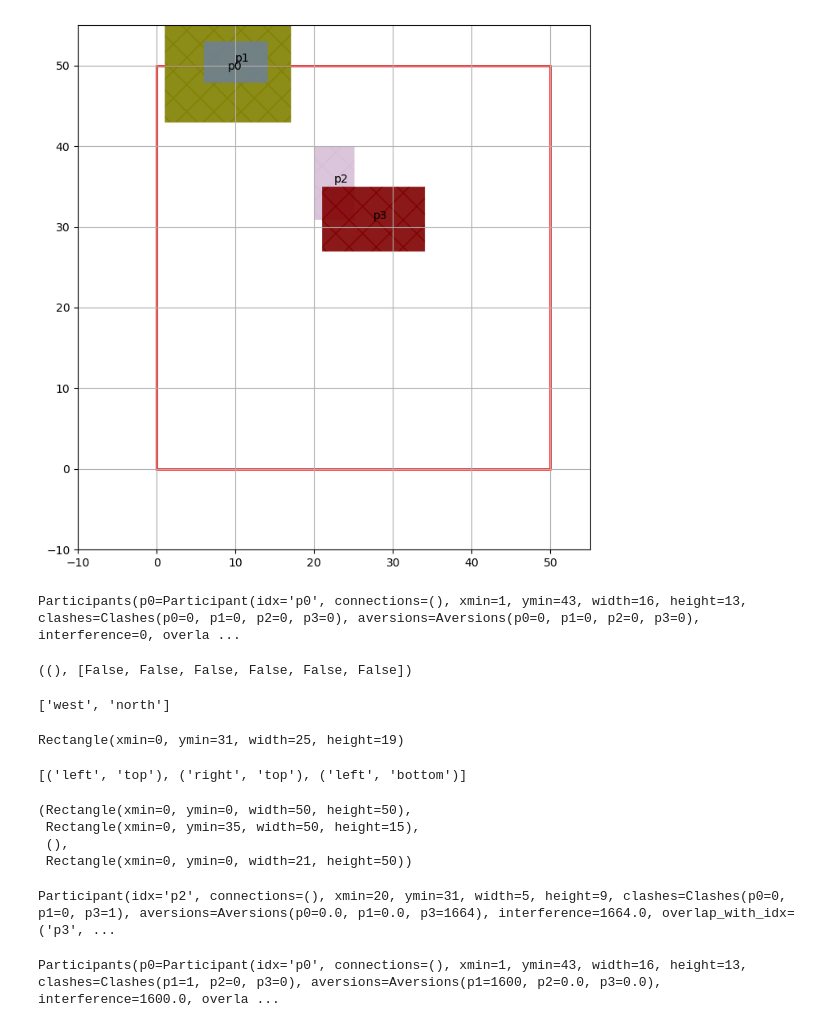
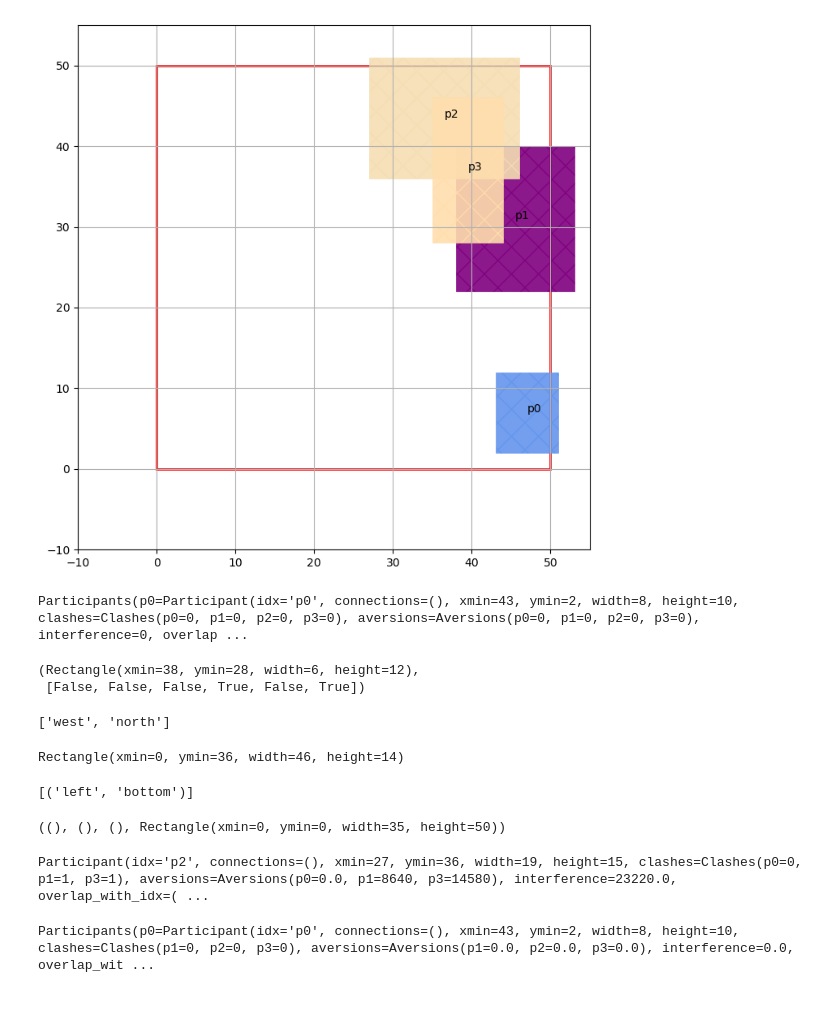
Before and after one commit to TiMo3654/abf, a Jupyter notebook: function_test.ipynb, the cells around one changed output. Saved outputs shown, nothing was run; the diff lists cells and outputs as text; code cells hidden in the pictures.

```diff
--- a/function_test.ipynb
+++ b/function_test.ipynb
@@ -1,26 +1,27 @@
 # %%
 from util import *
 from generation import *
 from conditions import *
 
 layout_zone         = Rectangle(0,0,50,50)    #{"xmin"   : 0, "ymin"   : 0, "width"  : 100, "height" : 100}
-participants        = generate_unconnected_participants(4, layout_zone, 20, 20, 420)
+participants        = generate_unconnected_participants(4, layout_zone, 20, 20, 69)
 ds_goal             = 15.0
 
 plot_size           = 1.1 * layout_zone.width
 
 
 a = plot_participants(layout_zone, participants, plot_size, plot_size, plot_connections= True)
 # %% [output]
-[figure, old version]
+[figure, new version]
 # %%
 participants
 # %% [output]
-Participants(p0=Participant(idx='p0', connections=(), xmin=1, ymin=43, width=16, height=13, clashes=Clashes(p0=0, p1=0, p2=0, p3=0), aversions=Aversions(p0=0, p1=0, p2=0, p3=0), interference=0, overla ...
+Participants(p0=Participant(idx='p0', connections=(), xmin=43, ymin=2, width=8, height=10, clashes=Clashes(p0=0, p1=0, p2=0, p3=0), aversions=Aversions(p0=0, p1=0, p2=0, p3=0), interference=0, overlap ...
 # %%
 calculate_overlap(participants.p3, participants.p1)
 # %% [output]
-((), [False, False, False, False, False, False])
+(Rectangle(xmin=38, ymin=28, width=6, height=12),
+ [False, False, False, True, False, True])
 # %%
 pstar               = participants.p2
 # %%
@@ -41,7 +42,7 @@ free_edges_str
 # %%
 calclulate_free_space(pstar, free_edges_str, participants, layout_zone)
 # %% [output]
-Rectangle(xmin=0, ymin=31, width=25, height=19)
+Rectangle(xmin=0, ymin=36, width=46, height=14)
 # %%
 # determine free vertices
 
@@ -56,24 +57,21 @@ free_vertices_str   = [y for (x,y) in zip(free_vertices_bool, [('left', 'top'),
 
 free_vertices_str
 # %% [output]
-[('left', 'top'), ('right', 'top'), ('left', 'bottom')]
+[('left', 'bottom')]
 # %%
 calclulate_all_secondary_free_spaces(pstar, free_vertices_str, participants, layout_zone)
 # %% [output]
-(Rectangle(xmin=0, ymin=0, width=50, height=50),
- Rectangle(xmin=0, ymin=35, width=50, height=15),
- (),
- Rectangle(xmin=0, ymin=0, width=21, height=50))
+((), (), (), Rectangle(xmin=0, ymin=0, width=35, height=50))
 # %%
 calculate_conditions(pstar, participants, layout_zone, 0.5, 0.5, 100)
 # %% [output]
-Participant(idx='p2', connections=(), xmin=20, ymin=31, width=5, height=9, clashes=Clashes(p0=0, p1=0, p3=1), aversions=Aversions(p0=0.0, p1=0.0, p3=1664), interference=1664.0, overlap_with_idx=('p3', ...
+Participant(idx='p2', connections=(), xmin=27, ymin=36, width=19, height=15, clashes=Clashes(p0=0, p1=1, p3=1), aversions=Aversions(p0=0.0, p1=8640, p3=14580), interference=23220.0, overlap_with_idx=( ...
 # %%
 from swarm import *
 
 determine_initial_conditions(participants, layout_zone, 0.5, 100)
 # %% [output]
-Participants(p0=Participant(idx='p0', connections=(), xmin=1, ymin=43, width=16, height=13, clashes=Clashes(p1=1, p2=0, p3=0), aversions=Aversions(p1=1600, p2=0.0, p3=0.0), interference=1600.0, overla ...
+Participants(p0=Participant(idx='p0', connections=(), xmin=43, ymin=2, width=8, height=10, clashes=Clashes(p1=0, p2=0, p3=0), aversions=Aversions(p1=0.0, p2=0.0, p3=0.0), interference=0.0, overlap_wit ...
 # %%
 participants, runtime = one_round_of_interaction(participants, layout_zone, 'interference', 0.5, 100)
 
```
Also changed, not shown: parts of 1 cell of this notebook, 2 other files.
